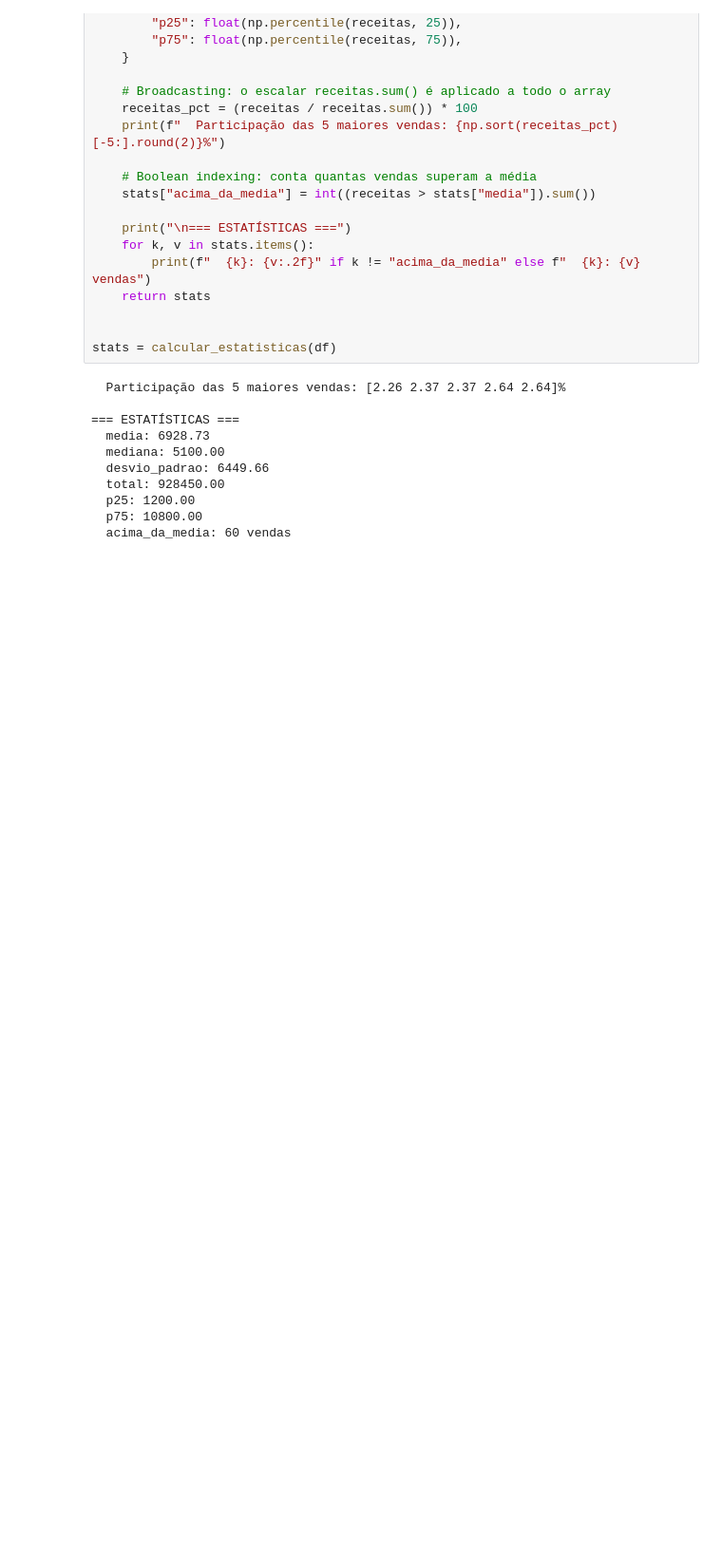
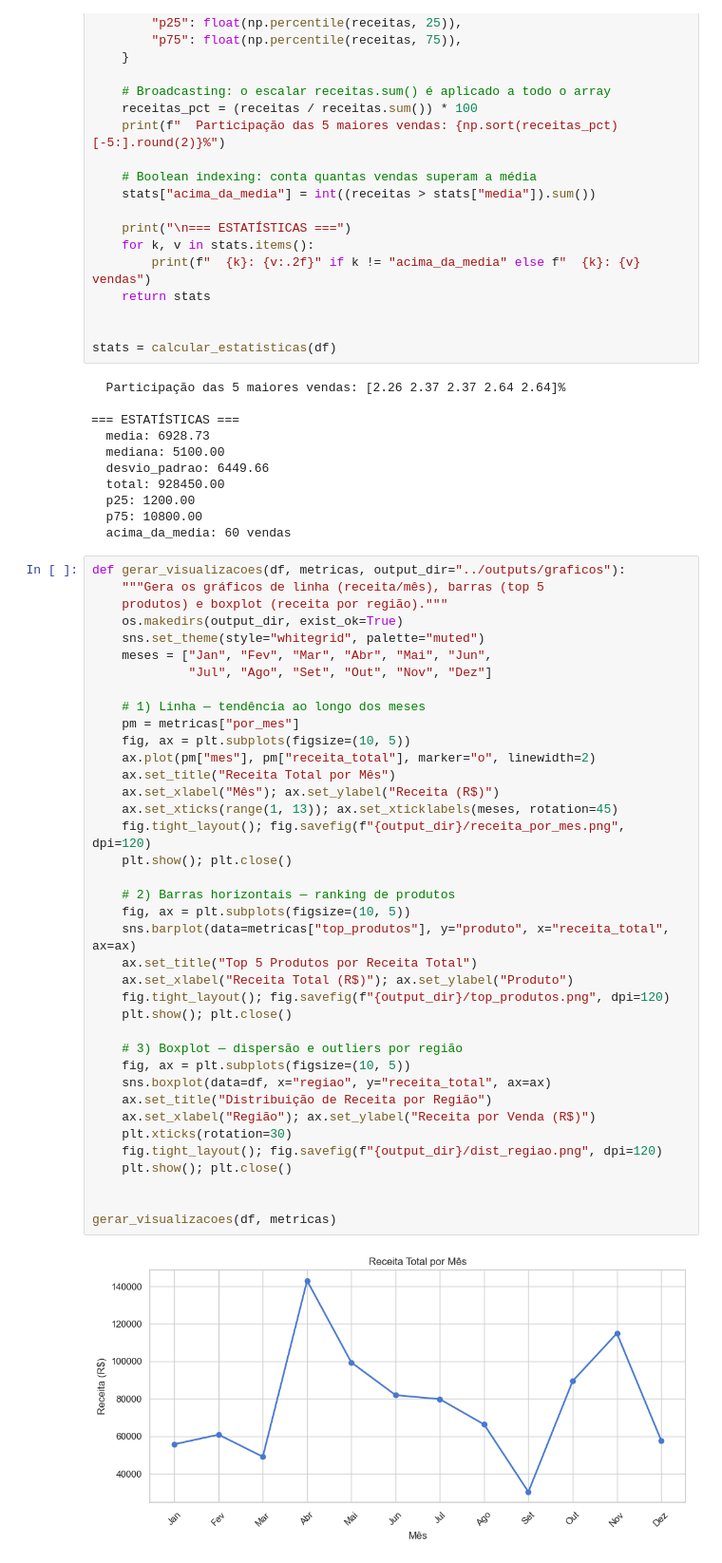
Before and after one commit to jhonatanalves/-miniprojeto1_sctec, a Jupyter notebook: notebooks/dataview.ipynb, the cells around one changed output. Shown at 95% size. Saved outputs shown, nothing was run; the diff lists cells and outputs as text; blank space fills up the shorter version.

Commit message:
feat(rf09): visualizações com Matplotlib e Seaborn

```diff
--- a/notebooks/dataview.ipynb
+++ b/notebooks/dataview.ipynb
@@ -391,3 +391,43 @@ stats = calcular_estatisticas(df)
   p25: 1200.00
   p75: 10800.00
   acima_da_media: 60 vendas
+# %%
+def gerar_visualizacoes(df, metricas, output_dir="../outputs/graficos"):
+    """Gera os gráficos de linha (receita/mês), barras (top 5
+    produtos) e boxplot (receita por região)."""
+    os.makedirs(output_dir, exist_ok=True)
+    sns.set_theme(style="whitegrid", palette="muted")
+    meses = ["Jan", "Fev", "Mar", "Abr", "Mai", "Jun",
+             "Jul", "Ago", "Set", "Out", "Nov", "Dez"]
+
+    # 1) Linha — tendência ao longo dos meses
+    pm = metricas["por_mes"]
+    fig, ax = plt.subplots(figsize=(10, 5))
+    ax.plot(pm["mes"], pm["receita_total"], marker="o", linewidth=2)
+    ax.set_title("Receita Total por Mês")
+    ax.set_xlabel("Mês"); ax.set_ylabel("Receita (R$)")
+    ax.set_xticks(range(1, 13)); ax.set_xticklabels(meses, rotation=45)
+    fig.tight_layout(); fig.savefig(f"{output_dir}/receita_por_mes.png", dpi=120)
+    plt.show(); plt.close()
+
+    # 2) Barras horizontais — ranking de produtos
+    fig, ax = plt.subplots(figsize=(10, 5))
+    sns.barplot(data=metricas["top_produtos"], y="produto", x="receita_total", ax=ax)
+    ax.set_title("Top 5 Produtos por Receita Total")
+    ax.set_xlabel("Receita Total (R$)"); ax.set_ylabel("Produto")
+    fig.tight_layout(); fig.savefig(f"{output_dir}/top_produtos.png", dpi=120)
+    plt.show(); plt.close()
+
+    # 3) Boxplot — dispersão e outliers por região
+    fig, ax = plt.subplots(figsize=(10, 5))
+    sns.boxplot(data=df, x="regiao", y="receita_total", ax=ax)
+    ax.set_title("Distribuição de Receita por Região")
+    ax.set_xlabel("Região"); ax.set_ylabel("Receita por Venda (R$)")
+    plt.xticks(rotation=30)
+    fig.tight_layout(); fig.savefig(f"{output_dir}/dist_regiao.png", dpi=120)
+    plt.show(); plt.close()
+
+
+gerar_visualizacoes(df, metricas)
+# %% [output]
+[figure, added]
```
Also changed, not shown: parts of 1 cell of this notebook, 3 other files.
